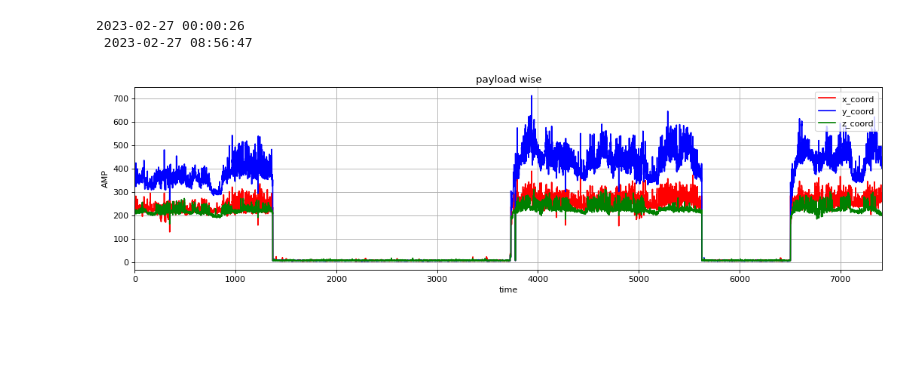
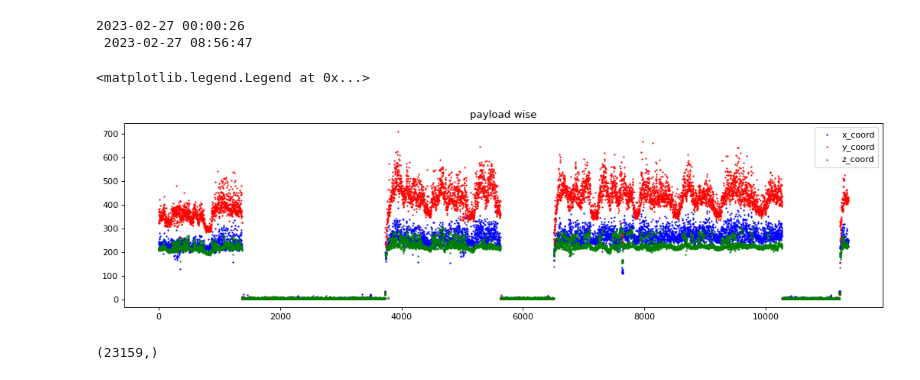
Before and after one commit to oliveiraMats2/Predictive_Maintenance_free_dataset, a Jupyter notebook: notebooks/Analyse_data_sensors.ipynb, the cells around one changed output. Drawn from its saved outputs; the diff is of its cells as text; code cells hidden in the pictures; blank space fills up the shorter version.

```diff
--- a/notebooks/Analyse_data_sensors.ipynb
+++ b/notebooks/Analyse_data_sensors.ipynb
@@ -234,23 +280,81 @@ print(init_anomaly,'\n', end_anomaly)
 # %% [output]
 2023-02-27 00:00:26
  2023-02-27 08:56:47
+# %%
+import numpy as np
+
+def filter_signal(signal_):
+
+    signal_fft = np.fft.fft(signal_)
+
+    len_signal = len(signal_fft)
+
+    split_signal = 1000
+
+    signal_fft = signal_fft[:split_signal]
+
+    zeros_signal = len_signal - split_signal
+
+    signal_filter = np.concatenate((signal_fft, np.zeros(zeros_signal)))
+
+    signal_filter = np.fft.ifft(signal_filter)
+
+    return signal_filter
 # %%
 import matplotlib.pyplot as plt
 
 from matplotlib.pyplot import figure
 
-x_end = x_coord["OAVelocity"].shape[0]
+# x_end = x_coord["OAVelocity"].shape[0]
 
 figure(figsize=(16, 4), dpi=80)
 
 plt.title("payload wise")
-plt.plot(x_coord["OAVelocity"], color="red", label="x_coord")
-plt.plot(y_coord["OAVelocity"], color="blue", label="y_coord")
-plt.plot(z_coord["OAVelocity"], color="green", label="z_coord")
-plt.legend(loc="upper right")
-plt.xlabel('time')
-plt.xlim([0, x_end])
-plt.ylabel('AMP')
-plt.grid()
+#plt.plot(x_coord["OAVelocity"], color="red", label="x_coord")
+#plt.plot(y_coord["OAVelocity"], color="blue", label="y_coord")
+#plt.plot(z_coord["OAVelocity"], color="green", label="z_coord")
+
+
+
+plt.scatter(np.arange(len(x_coord["OAVelocity"])), x_coord["OAVelocity"],s= 1, color="blue", label="x_coord")
+plt.scatter(np.arange(len(x_coord["OAVelocity"])), y_coord["OAVelocity"],s= 1, color="red", label="y_coord")
+plt.scatter(np.arange(len(x_coord["OAVelocity"])), z_coord["OAVelocity"],s= 1, color="green", label="z_coord")
+
+x_coord_1 = filter_signal(x_coord["OAVelocity"])
+y_coord_1 = filter_signal(y_coord["OAVelocity"])
+z_coord_1 = filter_signal(z_coord["OAVelocity"])
+
+# plt.scatter(np.arange(len(x_coord["OAVelocity"])),
+#             x_coord,
+#             s= 1,
+#             color="blue",
+#             label="x_coord")
+
+# plt.plot(x_coord_1, color="blue", label="x_coord")
+# plt.plot(y_coord_1, color="red", label="y_coord")
+# plt.plot(z_coord_1, color="green", label="z_coord")
+plt.legend()
+
+# plt.legend(loc="upper right")
+# plt.xlabel('time')
+# plt.xlim([0, x_end])
+# plt.ylabel('AMP')
+# plt.grid()
 # %% [output]
+<matplotlib.legend.Legend at 0x...>
-[figure, old version]
+[figure, new version]
+# %%
+def dow_sampling(data, down_sample_factor = 1):
+
+    # Define the down-sampling factor
+
+
+    # Downsample the data
+    down_sampled_data = data[::down_sample_factor]
+
+    return down_sampled_data
+
+signal_filter_down = dow_sampling(signal_filter)
+signal_filter_down.shape
+# %% [output]
+(23159,)
```
Also changed, not shown: parts of 23 cells of this notebook, 25 other files.
